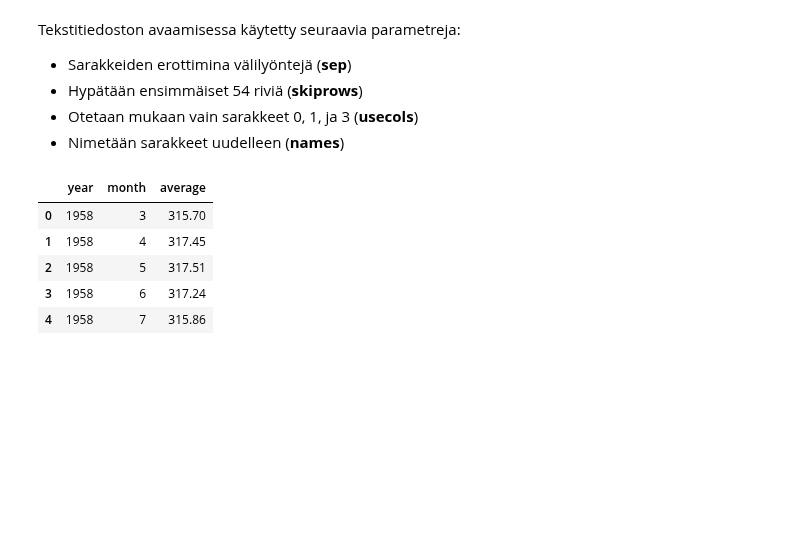
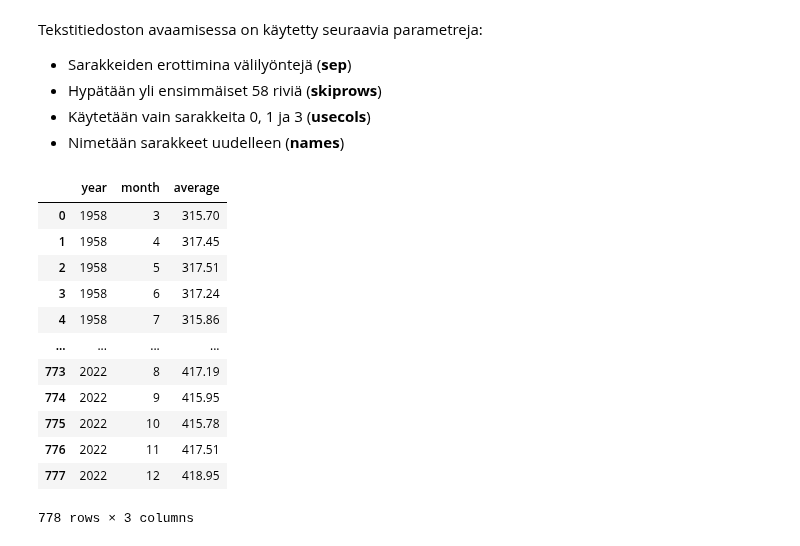
Before and after one commit to taanila/aikasarjat, a Jupyter notebook: open_co2.ipynb, the cells around one changed output. Cells and saved outputs as stored; diff of their text form; code cells hidden in the pictures; blank space fills up the shorter version.

```diff
--- a/open_co2.ipynb
+++ b/open_co2.ipynb
@@ -10,21 +9,26 @@ import matplotlib.pyplot as plt
 # %% [markdown]
-Tekstitiedoston avaamisessa käytetty seuraavia parametreja:
-<ul>
-    <li>Sarakkeiden erottimina välilyöntejä (<b>sep</b>)</li>
-    <li>Hypätään ensimmäiset 54 riviä (<b>skiprows</b>)</li>
-    <li>Otetaan mukaan vain sarakkeet 0, 1, ja 3 (<b>usecols</b>)</li>
-    <li>Nimetään sarakkeet uudelleen (<b>names</b>)</li>
-</ul>
+Tekstitiedoston avaamisessa on käytetty seuraavia parametreja:
+- Sarakkeiden erottimina välilyöntejä (**sep**)
+- Hypätään yli ensimmäiset 58 riviä (**skiprows**)
+- Käytetään vain sarakkeita 0, 1 ja 3 (**usecols**)
+- Nimetään sarakkeet uudelleen (**names**)
 # %%
 df = pd.read_csv('https://www.esrl.noaa.gov/gmd/webdata/ccgg/trends/co2/co2_mm_mlo.txt',
-                 sep='\s+', skiprows=54, usecols=[0, 1, 3], names = ['year', 'month', 'average'])
-df.head()
+                 sep='\s+', skiprows=58, usecols=[0, 1, 3], names=['year', 'month', 'average'])
+df
 # %% [output]
 |  | year | month | average |
 | 0 | 1958 | 3 | 315.70 |
 | 1 | 1958 | 4 | 317.45 |
 | 2 | 1958 | 5 | 317.51 |
 | 3 | 1958 | 6 | 317.24 |
 | 4 | 1958 | 7 | 315.86 |
+| ... | ... | ... | ... |
+| 773 | 2022 | 8 | 417.19 |
+| 774 | 2022 | 9 | 415.95 |
+| 775 | 2022 | 10 | 415.78 |
+| 776 | 2022 | 11 | 417.51 |
+| 777 | 2022 | 12 | 418.95 |
+778 rows × 3 columns
 # %%
 # Aikaleimat indeksiin
```
Also changed, not shown: parts of 5 cells of this notebook.
